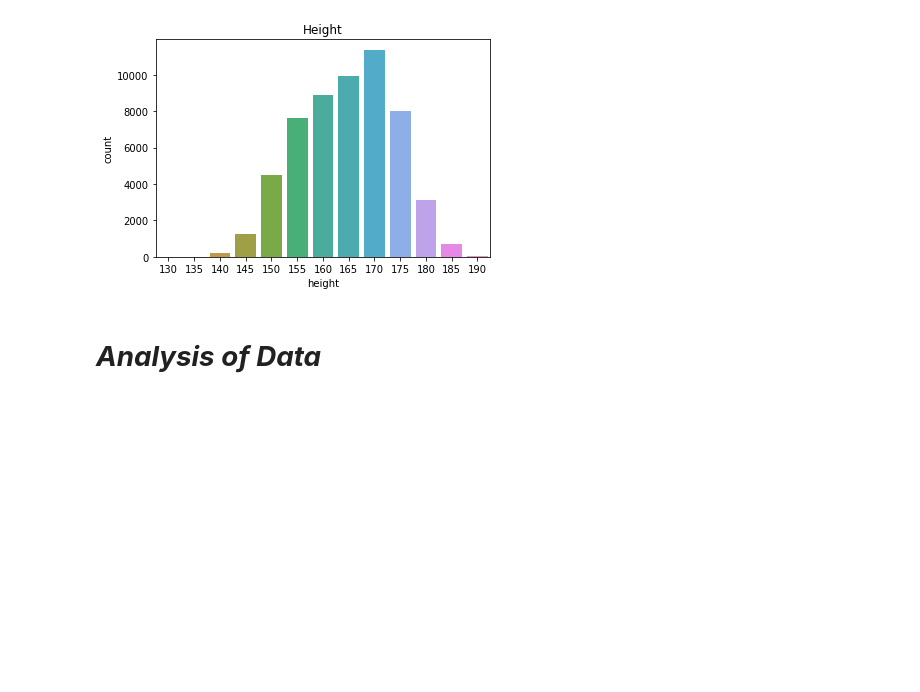
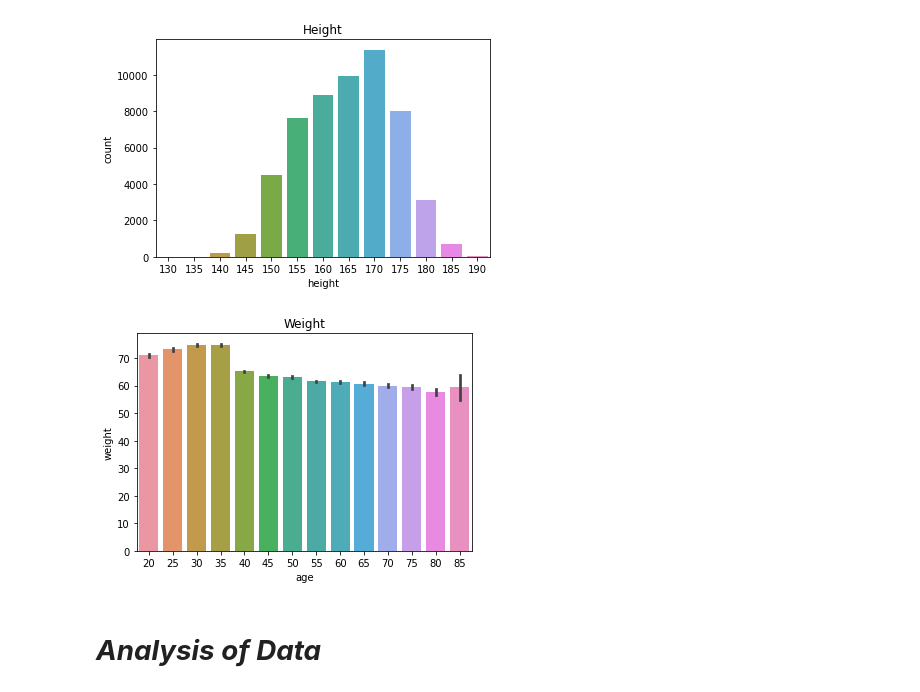
Before and after one commit to NiroginiJanstin/ML_Assignment2_IT18412994_IT18218336_IT18216592, a Jupyter notebook: Smoking_Status_Prediction_Model.ipynb, the cells around one changed output. Cells and saved outputs as stored; diff of their text form; code cells hidden in the pictures; blank space fills up the shorter version.

Commit message:
Data visualization for weight and age

```diff
--- a/Smoking_Status_Prediction_Model.ipynb
+++ b/Smoking_Status_Prediction_Model.ipynb
@@ -142,3 +140,10 @@ plt.show()
+# %%
+#Weight
+sbrn.barplot(x='age',y='weight',data=data)
+plt.title("Weight")
+plt.show()
+# %% [output]
+[figure, added]
 # %%
 #waist
 # %%
```
Also changed, not shown: parts of 1 cell of this notebook.
